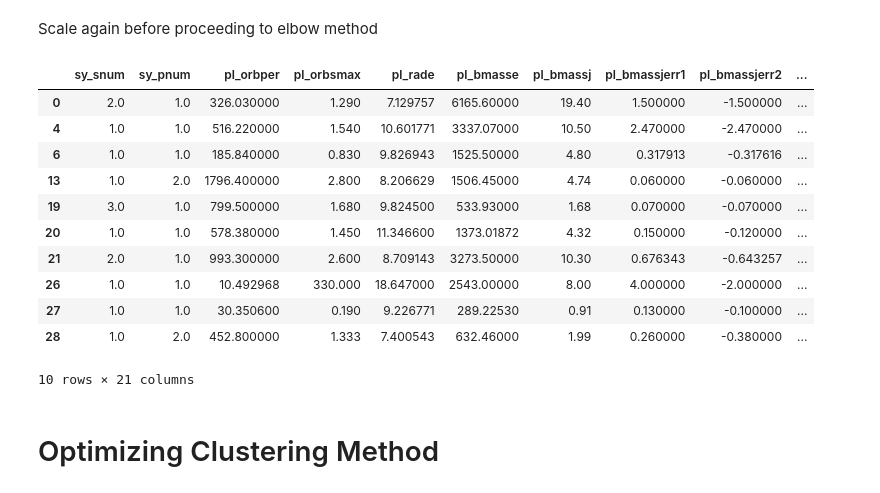
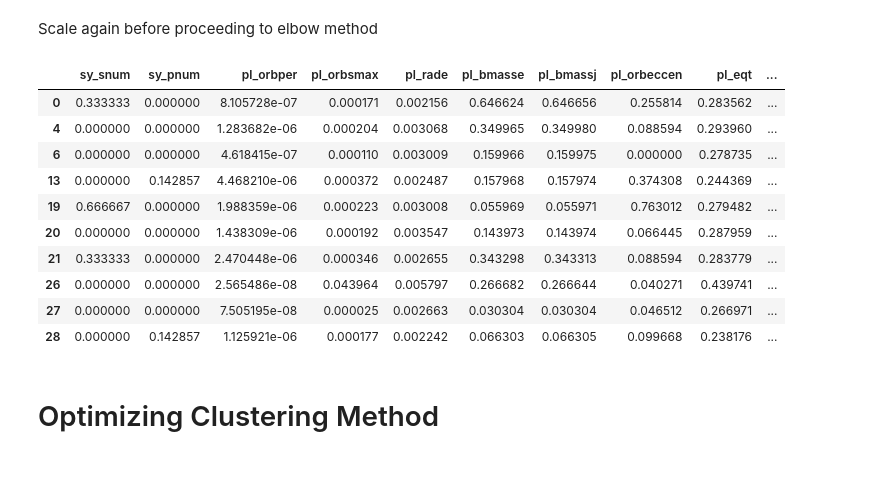
Before and after one commit to hikmetguner/exoplanet-habitability, a Jupyter notebook: dscp.ipynb, the cells around one changed output. Drawn from its saved outputs; the diff is of its cells as text; code cells hidden in the pictures.

```diff
--- a/dscp.ipynb
+++ b/dscp.ipynb
@@ -161,7 +161,7 @@ drop_columns.extend([
     'st_metratio',
     'st_logglim',
     'pl_bmasseerr2',
-    'pl_bmassjerr2'
+    'pl_bmassjerr2',
     'pl_orbsmaxerr2',
     'st_tefferr2',
     'st_raderr2',
@@ -521,21 +511,20 @@ df = df.drop(columns=[col + 'err1' for col in field_cols])
 # %% [markdown]
 Scale again before proceeding to elbow method
 # %%
-#df = pd.DataFrame(scaler.fit_transform(df), columns = df.columns, index=df.index)
+df = pd.DataFrame(scaler.fit_transform(df), columns = df.columns, index=df.index)
 df.head(10)
 # %% [output]
-|  | sy_snum | sy_pnum | pl_orbper | pl_orbsmax | pl_rade | pl_bmasse | pl_bmassj | pl_bmassjerr1 | pl_bmassjerr2 | ... |
-| 0 | 2.0 | 1.0 | 326.030000 | 1.290 | 7.129757 | 6165.60000 | 19.40 | 1.500000 | -1.500000 | ... |
-| 4 | 1.0 | 1.0 | 516.220000 | 1.540 | 10.601771 | 3337.07000 | 10.50 | 2.470000 | -2.470000 | ... |
-| 6 | 1.0 | 1.0 | 185.840000 | 0.830 | 9.826943 | 1525.50000 | 4.80 | 0.317913 | -0.317616 | ... |
-| 13 | 1.0 | 2.0 | 1796.400000 | 2.800 | 8.206629 | 1506.45000 | 4.74 | 0.060000 | -0.060000 | ... |
-| 19 | 3.0 | 1.0 | 799.500000 | 1.680 | 9.824500 | 533.93000 | 1.68 | 0.070000 | -0.070000 | ... |
-| 20 | 1.0 | 1.0 | 578.380000 | 1.450 | 11.346600 | 1373.01872 | 4.32 | 0.150000 | -0.120000 | ... |
-| 21 | 2.0 | 1.0 | 993.300000 | 2.600 | 8.709143 | 3273.50000 | 10.30 | 0.676343 | -0.643257 | ... |
-| 26 | 1.0 | 1.0 | 10.492968 | 330.000 | 18.647000 | 2543.00000 | 8.00 | 4.000000 | -2.000000 | ... |
-| 27 | 1.0 | 1.0 | 30.350600 | 0.190 | 9.226771 | 289.22530 | 0.91 | 0.130000 | -0.100000 | ... |
-| 28 | 1.0 | 2.0 | 452.800000 | 1.333 | 7.400543 | 632.46000 | 1.99 | 0.260000 | -0.380000 | ... |
+|  | sy_snum | sy_pnum | pl_orbper | pl_orbsmax | pl_rade | pl_bmasse | pl_bmassj | pl_orbeccen | pl_eqt | ... |
+| 0 | 0.333333 | 0.000000 | 8.105728e-07 | 0.000171 | 0.002156 | 0.646624 | 0.646656 | 0.255814 | 0.283562 | ... |
+| 4 | 0.000000 | 0.000000 | 1.283682e-06 | 0.000204 | 0.003068 | 0.349965 | 0.349980 | 0.088594 | 0.293960 | ... |
+| 6 | 0.000000 | 0.000000 | 4.618415e-07 | 0.000110 | 0.003009 | 0.159966 | 0.159975 | 0.000000 | 0.278735 | ... |
+| 13 | 0.000000 | 0.142857 | 4.468210e-06 | 0.000372 | 0.002487 | 0.157968 | 0.157974 | 0.374308 | 0.244369 | ... |
+| 19 | 0.666667 | 0.000000 | 1.988359e-06 | 0.000223 | 0.003008 | 0.055969 | 0.055971 | 0.763012 | 0.279482 | ... |
+| 20 | 0.000000 | 0.000000 | 1.438309e-06 | 0.000192 | 0.003547 | 0.143973 | 0.143974 | 0.066445 | 0.287959 | ... |
+| 21 | 0.333333 | 0.000000 | 2.470448e-06 | 0.000346 | 0.002655 | 0.343298 | 0.343313 | 0.088594 | 0.283779 | ... |
+| 26 | 0.000000 | 0.000000 | 2.565486e-08 | 0.043964 | 0.005797 | 0.266682 | 0.266644 | 0.040271 | 0.439741 | ... |
+| 27 | 0.000000 | 0.000000 | 7.505195e-08 | 0.000025 | 0.002663 | 0.030304 | 0.030304 | 0.046512 | 0.266971 | ... |
+| 28 | 0.000000 | 0.142857 | 1.125921e-06 | 0.000177 | 0.002242 | 0.066303 | 0.066305 | 0.099668 | 0.238176 | ... |
-10 rows × 21 columns
 # %% [markdown]
 <h1> Optimizing Clustering Method </h1>
 # %% [markdown]
```
Also changed, not shown: parts of 12 cells of this notebook.
